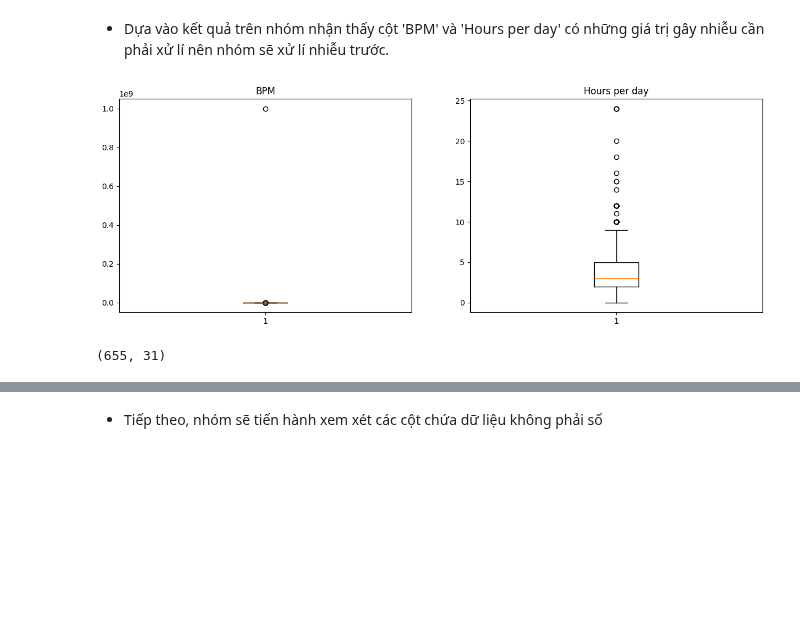
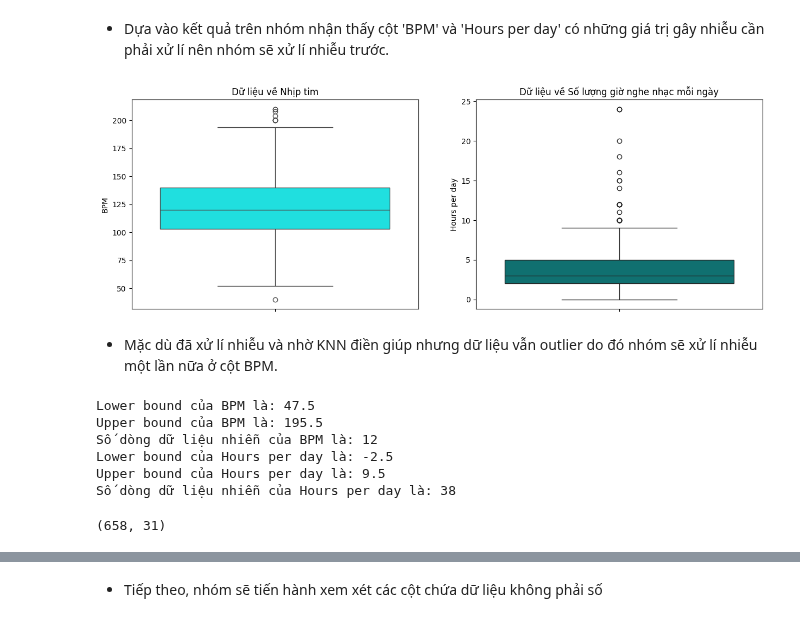
Before and after one commit to HungLVT/DS, a Jupyter notebook: 2.0-pre-processing.ipynb, the cells around one changed output, grey strips where cells are left out. Cells and saved outputs as stored; diff of their text form; code cells hidden in the pictures; blank space fills up the shorter version.

```diff
--- a/2.0-pre-processing.ipynb
+++ b/2.0-pre-processing.ipynb
@@ -90,3 +133,0 @@ df.shape
-# %%
-df['BPM'].fillna(df['BPM'].median(), inplace=True)
-df.describe()
@@ -102,0 +182,5 @@ df.describe()
+# %%
+print(f'Số lượng missing values của BPM là: {df["BPM"].isnull().sum()}')
+df[(df['BPM'] < lower_bound_bpm) | (df['BPM'] > upper_bound_bpm)] = np.nan
+print(f'Sau khi chuyển nhiễu thành nan, số lượng missing values của BPM là: {df["BPM"].isnull().sum()}')
+df[df['BPM'].isnull()]
@@ -102,0 +203,20 @@ df.describe()
+# %%
+df_KNN = df.copy()
+
+# Mã hóa các cột có kiểu dữ liệu là object
+# Mỗi giá trị duy nhất trong cột phân loại sẽ được chuyển thành một cột mới trong DataFrame.
+# Các cột mới này sẽ chứa giá trị 1 nếu hàng tương ứng có giá trị đó cho biến phân loại, và 0 nếu không.
+print(f'Số lượng cột của df_KNN trước khi mã hóa là: {df_KNN.shape[1]}')
+df_KNN = pd.get_dummies(df_KNN, drop_first=True)
+print(f'Số lượng cột của df_KNN sau khi mã hóa là: {df_KNN.shape[1]}')
+
+#  Xử lý dữ liệu thiếu của cột BPM với KNN
+print(f'Trước khi KNN, Số giá trị còn thiếu của cột BPM là: {df_KNN["BPM"].isnull().sum()}')
+
+imputer = KNNImputer(n_neighbors=5)
+df_imputer = imputer.fit_transform(df_KNN)
+df_KNN = pd.DataFrame(df_imputer, columns=df_KNN.columns, index=df_KNN.index)
+
+print(f'Sau khi KNN, Số giá trị còn thiếu của cột BPM là: {df_KNN["BPM"].isnull().sum()}')
+# In tra ra các giá trị đã điền vào df_KNN, lấy index từ df
+df_KNN[df['BPM'].isnull()]
@@ -102,0 +241,6 @@ df.describe()
+# %%
+# Như vậy không còn giá trị còn thiếu sau khi chạy KNN, ta sẽ điền ,
+# Chúng em sẽ điền những giá trị đúng vào những giá trị còn thiếu của df ban đầu.
+df.loc[df['BPM'].isnull(), 'BPM'] = df_KNN.loc[df['BPM'].isnull(), 'BPM']
+print(df.info())
+df.head(3)
@@ -105,24 +284,46 @@ df.describe()
 # %%
 #Vẽ 2 biểu đồ boxplot cho 2 cột BPM và Hours per day
 fig, ax = plt.subplots(1, 2, figsize=(15, 5))
-ax[0].boxplot(df['BPM'].dropna())
-ax[0].set_title('BPM')
-ax[0].set_ylim(0, 1100000000)
-ax[1].set_title('Hours per day')
-ax[1].boxplot(df['Hours per day'])
+sns.boxplot(y=df['BPM'], ax=ax[0], color='cyan')
+sns.boxplot(y=df['Hours per day'], ax=ax[1], color='teal')
+ax[0].set_title('Dữ liệu về Nhịp tim')
+ax[1].set_title('Dữ liệu về Số lượng giờ nghe nhạc mỗi ngày')
 plt.show()
 # %% [output]
-[figure, old version]
+[figure, new version]
+# %% [markdown]
+- Mặc dù đã xử lí nhiễu và nhờ KNN điền giúp nhưng dữ liệu vẫn outlier do đó nhóm sẽ xử lí nhiễu một lần nữa ở cột BPM.
 # %%
-#Xử lí nhiễu
+# Đánh giá nhiễu
 q1_bpm = df['BPM'].quantile(0.25)
 q3_bpm = df['BPM'].quantile(0.75)
 iqr_bpm = q3_bpm - q1_bpm
-df = df[(df['BPM'] >= q1_bpm - 1.5 * iqr_bpm) & (df['BPM'] <= q3_bpm + 1.5 * iqr_bpm)]
+lower_bound_bpm = q1_bpm - 1.5 * iqr_bpm
+upper_bound_bpm = q3_bpm + 1.5 * iqr_bpm
+print(f'Lower bound của BPM là: {lower_bound_bpm}')
+print(f'Upper bound của BPM là: {upper_bound_bpm}')
+num_outliers = len(df[(df['BPM'] < q1_bpm - 1.5 * iqr_bpm) | (df['BPM'] > q3_bpm + 1.5 * iqr_bpm)])
+print(f'Số dòng dữ liệu nhiễn của BPM là: {num_outliers}')
+
 q1_hours = df['Hours per day'].quantile(0.25)
 q3_hours = df['Hours per day'].quantile(0.75)
 iqr_hours = q3_hours - q1_hours
-df = df[(df['Hours per day'] >= q1_hours - 1.5 * iqr_hours) & (df['Hours per day'] <= q3_hours + 1.5 * iqr_hours)]
+lower_bound_hours = q1_hours - 1.5 * iqr_hours
+upper_bound_hours = q3_hours + 1.5 * iqr_hours
+print(f'Lower bound của Hours per day là: {lower_bound_hours}')
+print(f'Upper bound của Hours per day là: {upper_bound_hours}')
+num_outliers = len(df[(df['Hours per day'] < q1_hours - 1.5 * iqr_hours) | (df['Hours per day'] > q3_hours + 1.5 * iqr_hours)])
+print(f'Số dòng dữ liệu nhiễn của Hours per day là: {num_outliers}')
+
+# Xóa nhiễu
+df = df[(df['BPM'] >= lower_bound_bpm) & (df['BPM'] <= upper_bound_bpm)]
+df = df[(df['Hours per day'] >= lower_bound_hours) & (df['Hours per day'] <= upper_bound_hours)]
 df.shape
 # %% [output]
-(655, 31)
+Lower bound của BPM là: 47.5
+Upper bound của BPM là: 195.5
+Số dòng dữ liệu nhiễn của BPM là: 12
+Lower bound của Hours per day là: -2.5
+Upper bound của Hours per day là: 9.5
+Số dòng dữ liệu nhiễn của Hours per day là: 38
+(658, 31)
```
Also changed, not shown: parts of 23 cells of this notebook, 3 other files.
